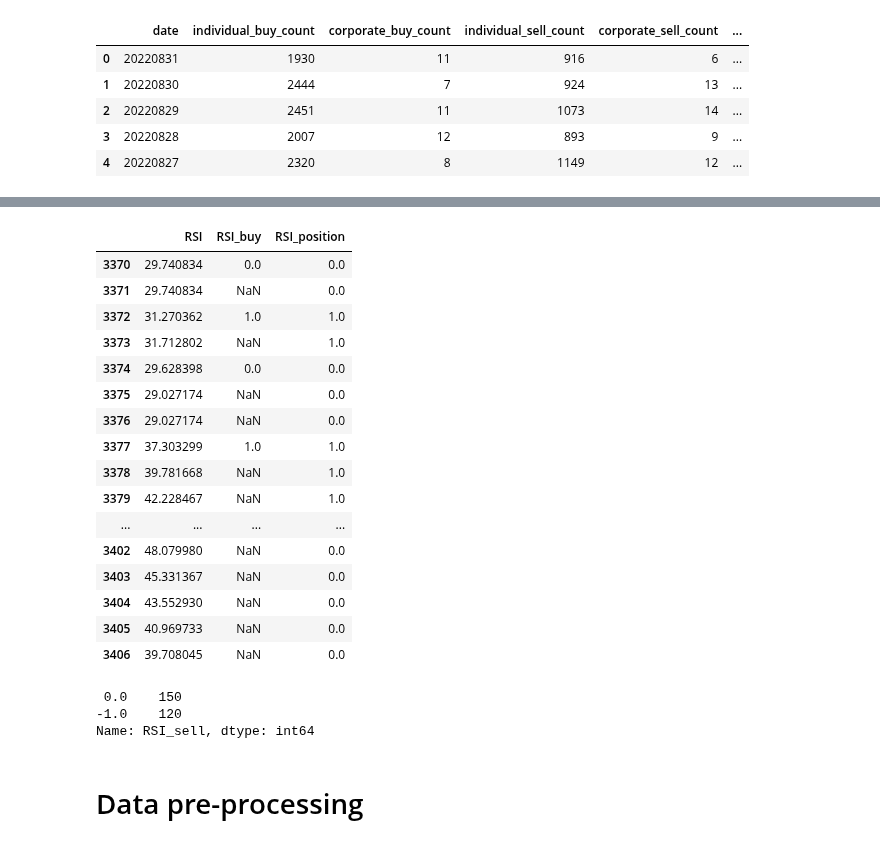
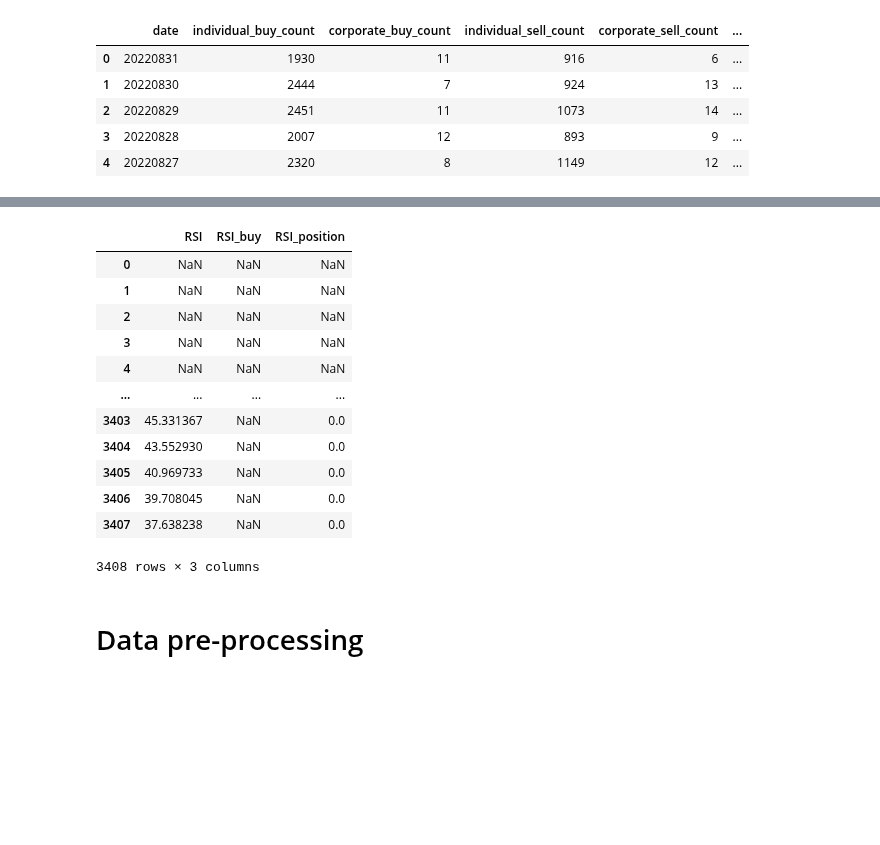
Before and after one commit to Hamtech-ai/InsightiFi, a Jupyter notebook: base_move.ipynb, the cells around one changed output, grey strips where cells are left out. Drawn from its saved outputs; the diff is of its cells as text; code cells hidden in the pictures; blank space fills up the shorter version.

```diff
--- a/base_move.ipynb
+++ b/base_move.ipynb
@@ -125,32 +149,21 @@ Index(['date', 'open', 'high', 'low', 'adjClose', 'value', 'volume', 'count',
 # %%
 from indicator_features import RSI
 
-rsi_folad = RSI(foladHist)
-rsi_folad.iloc[3370:]
+RSI(foladHist)
 # %% [output]
 |  | RSI | RSI_buy | RSI_position |
-| 3370 | 29.740834 | 0.0 | 0.0 |
-| 3371 | 29.740834 | NaN | 0.0 |
-| 3372 | 31.270362 | 1.0 | 1.0 |
-| 3373 | 31.712802 | NaN | 1.0 |
-| 3374 | 29.628398 | 0.0 | 0.0 |
-| 3375 | 29.027174 | NaN | 0.0 |
-| 3376 | 29.027174 | NaN | 0.0 |
-| 3377 | 37.303299 | 1.0 | 1.0 |
-| 3378 | 39.781668 | NaN | 1.0 |
-| 3379 | 42.228467 | NaN | 1.0 |
+| 0 | NaN | NaN | NaN |
+| 1 | NaN | NaN | NaN |
+| 2 | NaN | NaN | NaN |
+| 3 | NaN | NaN | NaN |
+| 4 | NaN | NaN | NaN |
 | ... | ... | ... | ... |
-| 3402 | 48.079980 | NaN | 0.0 |
 | 3403 | 45.331367 | NaN | 0.0 |
 | 3404 | 43.552930 | NaN | 0.0 |
 | 3405 | 40.969733 | NaN | 0.0 |
 | 3406 | 39.708045 | NaN | 0.0 |
+| 3407 | 37.638238 | NaN | 0.0 |
+3408 rows × 3 columns
-# %%
-rsi_folad['RSI_sell'].value_counts()
-# %% [output]
- 0.0    150
--1.0    120
-Name: RSI_sell, dtype: int64
 # %% [markdown]
 # Data pre-processing
 # %%
```
Also changed, not shown: parts of 7 cells of this notebook, 1 other file.
